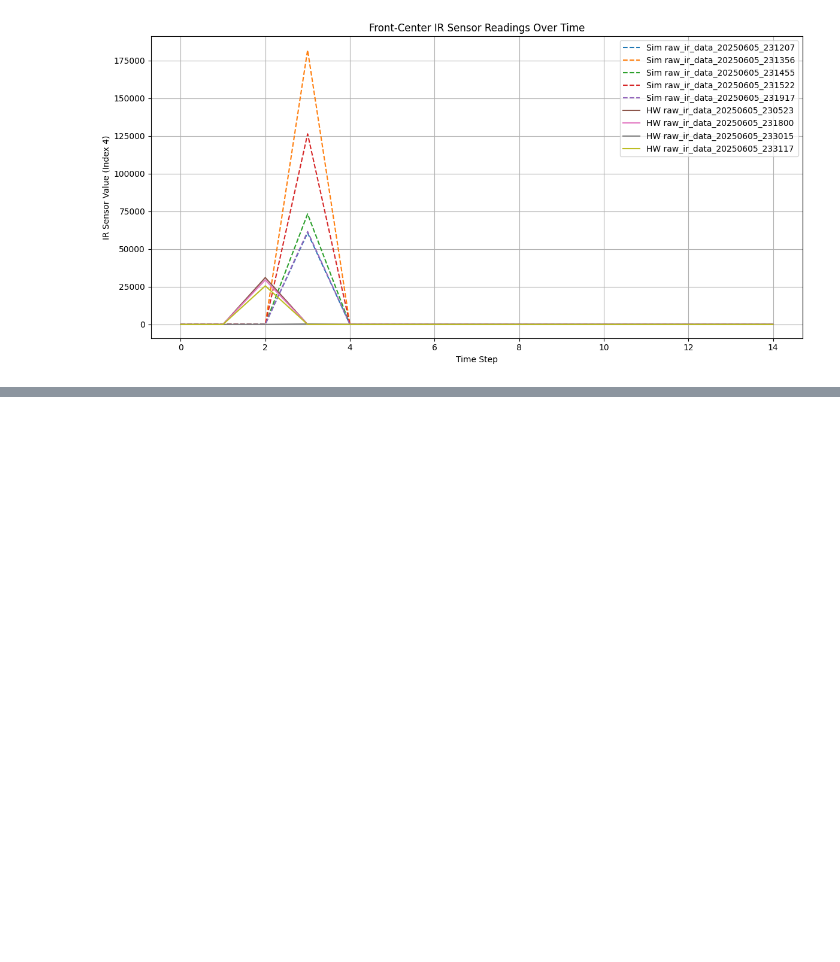
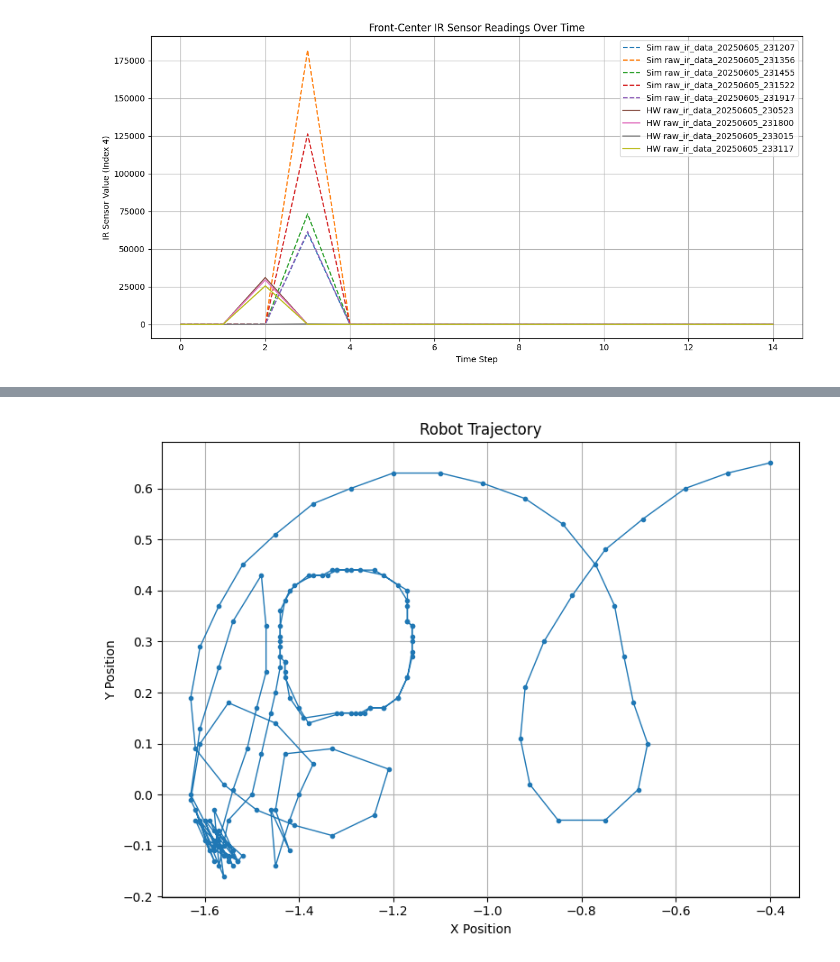
Before and after one commit to FabianoBusca/learning_machines, a Jupyter notebook: catkin_ws/src/learning_machines/src/learning_machines/plot_actions.ipynb, the cells around one changed output, grey strips where cells are left out. Saved outputs shown, nothing was run; the diff lists cells and outputs as text; code cells hidden in the pictures; blank space fills up the shorter version.

```diff
--- a/catkin_ws/src/learning_machines/src/learning_machines/plot_actions.ipynb
+++ b/catkin_ws/src/learning_machines/src/learning_machines/plot_actions.ipynb
@@ -40,0 +93,30 @@ plt.show()
+# %%
+with open(log_pat / "../race/run_20250613-071541/log.json") as f:
+    data = json.load(f)
+
+# Extract position and speed over time
+timestamps = [step["timestamp"] for step in data["steps"]]
+positions = [step["position"] for step in data["steps"]]
+left_speeds = [step["left_speed"] for step in data["steps"]]
+right_speeds = [step["right_speed"] for step in data["steps"]]
+
+# Convert to DataFrame for easier plotting
+df = pd.DataFrame({
+    "timestamp": pd.to_datetime(timestamps),
+    "x": [pos[0] for pos in positions],
+    "y": [pos[1] for pos in positions],
+    "left_speed": left_speeds,
+    "right_speed": right_speeds
+})
+
+# Plot 1: Trajectory of the robot
+plt.figure(figsize=(8, 6))
+plt.plot(df["x"], df["y"], marker='o', linewidth=1, markersize=3)
+plt.title("Robot Trajectory")
+plt.xlabel("X Position")
+plt.ylabel("Y Position")
+plt.grid(True)
+plt.tight_layout()
+plt.show()
+# %% [output]
+[figure, added]
```
Also changed, not shown: parts of 6 cells of this notebook, 9 other files.
